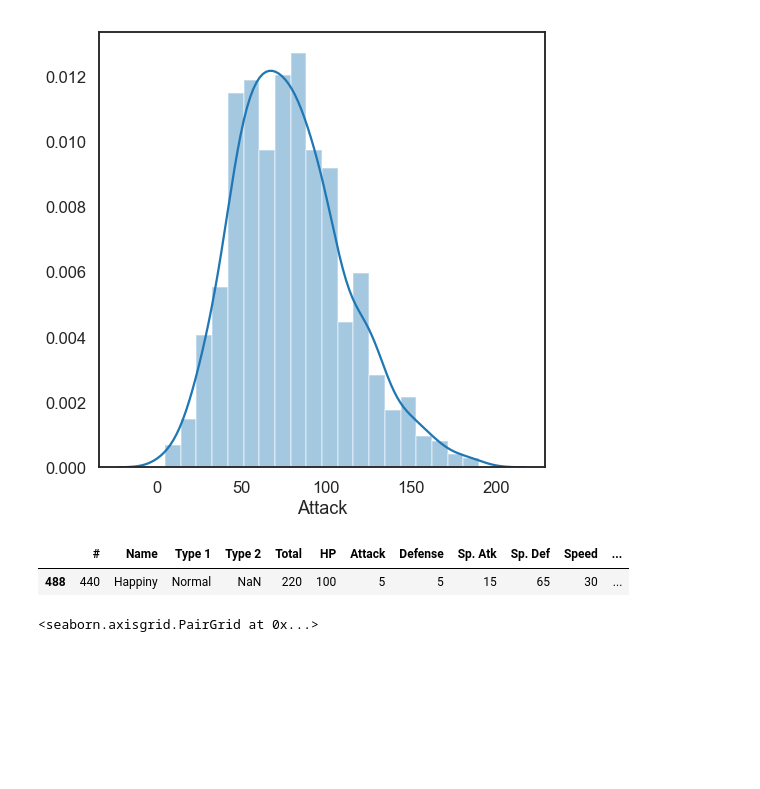
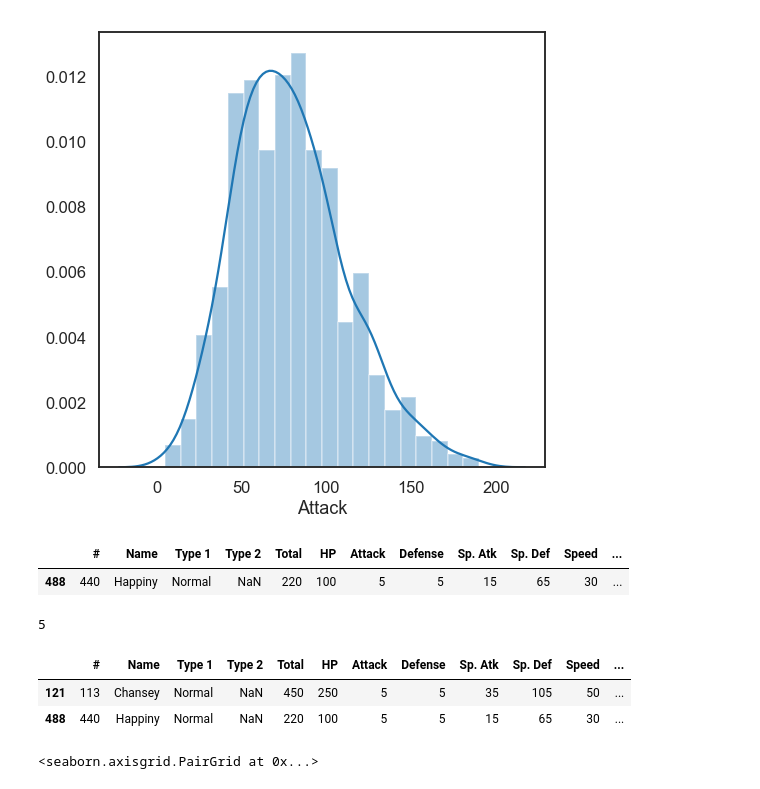
Before and after one commit to DanielPDWalker/Pokemon-Seaborn-Exploration, a Jupyter notebook: Pokemon - Seaborn Visulisation.ipynb, the cells around one changed output. Drawn from its saved outputs; the diff is of its cells as text; code cells hidden in the pictures; blank space fills up the shorter version.

```diff
--- a/Pokemon - Seaborn Visulisation.ipynb
+++ b/Pokemon - Seaborn Visulisation.ipynb
@@ -120,6 +135,16 @@ df.sort_values('Attack', ascending=True).head(1)
 # %% [output]
 |  | # | Name | Type 1 | Type 2 | Total | HP | Attack | Defense | Sp. Atk | Sp. Def | Speed | ... |
 | 488 | 440 | Happiny | Normal | NaN | 220 | 100 | 5 | 5 | 15 | 65 | 30 | ... |
+# %%
+df['Attack'].min()
+# %% [output]
+5
+# %%
+df.loc[df['Attack'] == 5]
+# %% [output]
+|  | # | Name | Type 1 | Type 2 | Total | HP | Attack | Defense | Sp. Atk | Sp. Def | Speed | ... |
+| 121 | 113 | Chansey | Normal | NaN | 450 | 250 | 5 | 5 | 35 | 105 | 50 | ... |
+| 488 | 440 | Happiny | Normal | NaN | 220 | 100 | 5 | 5 | 15 | 65 | 30 | ... |
 # %%
 sns.pairplot(df[['Attack', 'Speed', 'HP', 'Defense']])
 # %% [output]
```
Also changed, not shown: parts of 4 cells of this notebook.
